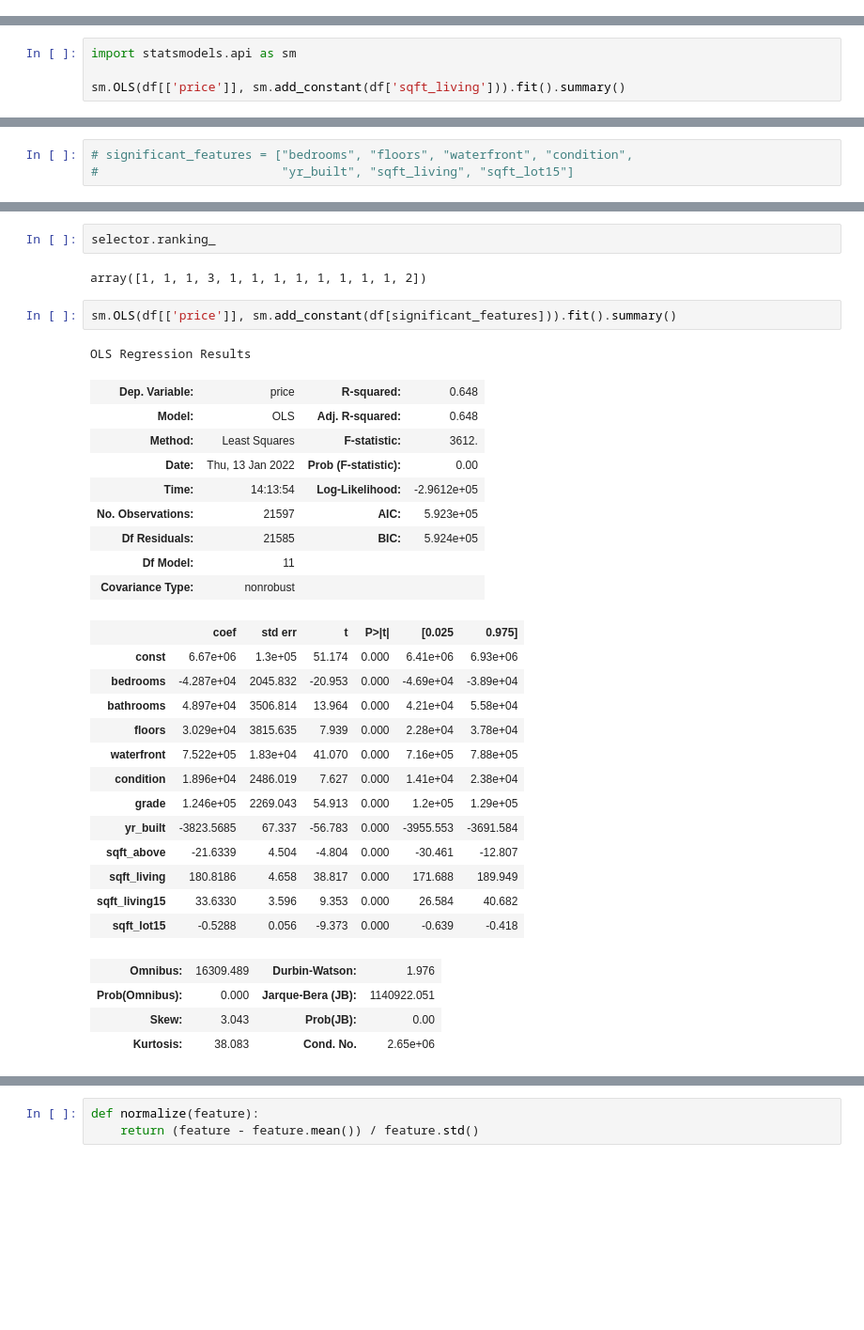
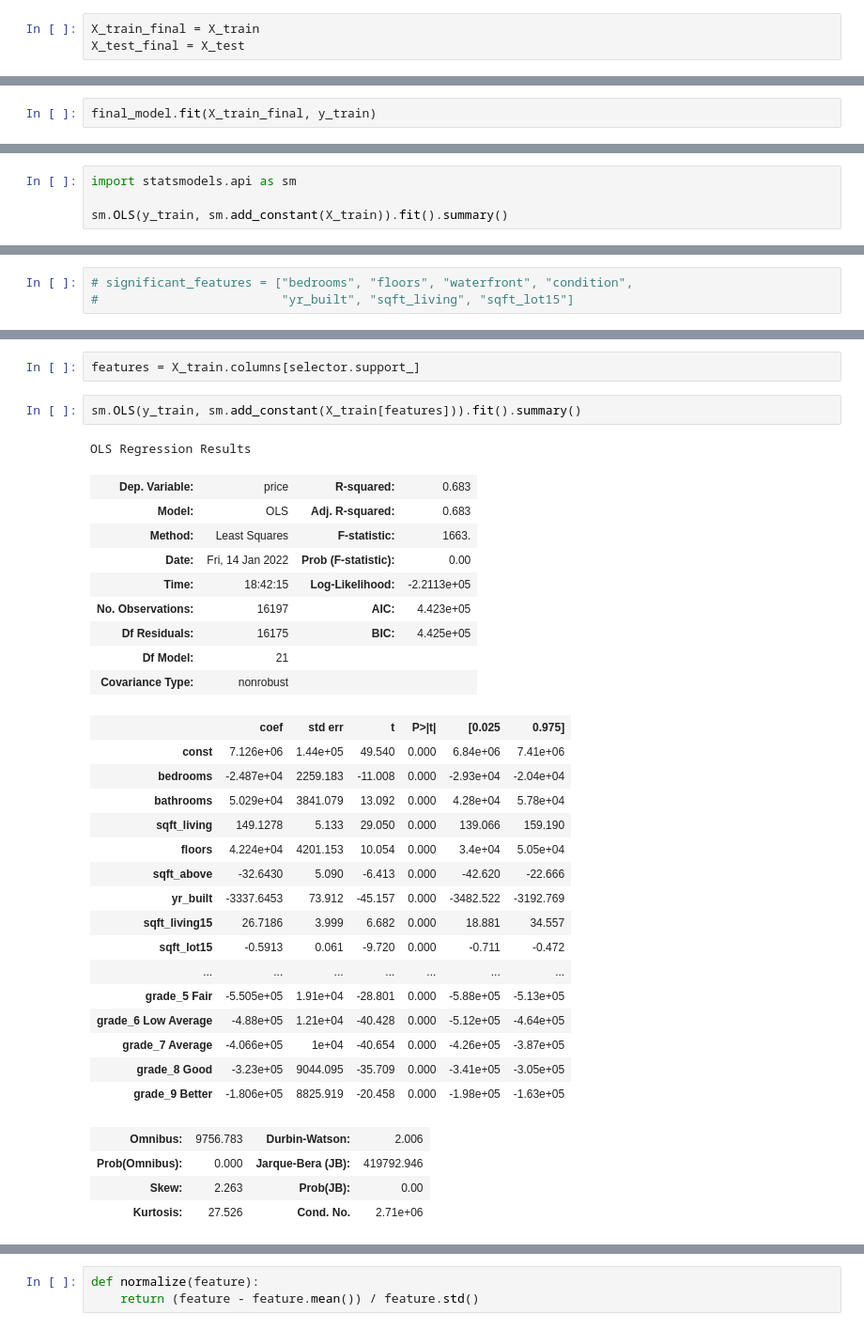
Before and after one commit to bentoler22/Flatiron_Phase_2_Project, a Jupyter notebook: student.ipynb, the cells around one changed output, grey strips where cells are left out. Shown: that part at 94% size. Cells and saved outputs as stored; diff of their text form; blank space fills up the shorter version.

```diff
--- a/student.ipynb
+++ b/student.ipynb
@@ -164,0 +182,3 @@ y.hist(bins='auto')
+# %%
+X_train_final = X_train
+X_test_final = X_test
@@ -164,0 +187,2 @@ y.hist(bins='auto')
+# %%
+final_model.fit(X_train_final, y_train)
@@ -205,6 +283,6 @@ Validation score: 0.6731097985557474
 # %%
 import statsmodels.api as sm
 
-sm.OLS(df[['price']], sm.add_constant(df['sqft_living'])).fit().summary()
+sm.OLS(y_train, sm.add_constant(X_train)).fit().summary()
 # %% [output]
 OLS Regression Results
@@ -289,36 +383,37 @@ is_basement: True
-# %%
-selector.ranking_
-# %% [output]
-array([1, 1, 1, 3, 1, 1, 1, 1, 1, 1, 1, 1, 2])
+# %%
+features = X_train.columns[selector.support_]
 # %%
-sm.OLS(df[['price']], sm.add_constant(df[significant_features])).fit().summary()
+sm.OLS(y_train, sm.add_constant(X_train[features])).fit().summary()
 # %% [output]
 OLS Regression Results
-| Dep. Variable: | price | R-squared: | 0.648 |
-| Model: | OLS | Adj. R-squared: | 0.648 |
-| Method: | Least Squares | F-statistic: | 3612. |
-| Date: | Thu, 13 Jan 2022 | Prob (F-statistic): | 0.00 |
-| Time: | 14:13:54 | Log-Likelihood: | -2.9612e+05 |
-| No. Observations: | 21597 | AIC: | 5.923e+05 |
-| Df Residuals: | 21585 | BIC: | 5.924e+05 |
-| Df Model: | 11 |  |  |
+| Dep. Variable: | price | R-squared: | 0.683 |
+| Model: | OLS | Adj. R-squared: | 0.683 |
+| Method: | Least Squares | F-statistic: | 1663. |
+| Date: | Fri, 14 Jan 2022 | Prob (F-statistic): | 0.00 |
+| Time: | 18:42:15 | Log-Likelihood: | -2.2113e+05 |
+| No. Observations: | 16197 | AIC: | 4.423e+05 |
+| Df Residuals: | 16175 | BIC: | 4.425e+05 |
+| Df Model: | 21 |  |  |
 | Covariance Type: | nonrobust |  |  |
 |  | coef | std err | t | P>|t| | [0.025 | 0.975] |
-| const | 6.67e+06 | 1.3e+05 | 51.174 | 0.000 | 6.41e+06 | 6.93e+06 |
-| bedrooms | -4.287e+04 | 2045.832 | -20.953 | 0.000 | -4.69e+04 | -3.89e+04 |
-| bathrooms | 4.897e+04 | 3506.814 | 13.964 | 0.000 | 4.21e+04 | 5.58e+04 |
-| floors | 3.029e+04 | 3815.635 | 7.939 | 0.000 | 2.28e+04 | 3.78e+04 |
-| waterfront | 7.522e+05 | 1.83e+04 | 41.070 | 0.000 | 7.16e+05 | 7.88e+05 |
-| condition | 1.896e+04 | 2486.019 | 7.627 | 0.000 | 1.41e+04 | 2.38e+04 |
-| grade | 1.246e+05 | 2269.043 | 54.913 | 0.000 | 1.2e+05 | 1.29e+05 |
-| yr_built | -3823.5685 | 67.337 | -56.783 | 0.000 | -3955.553 | -3691.584 |
-| sqft_above | -21.6339 | 4.504 | -4.804 | 0.000 | -30.461 | -12.807 |
-| sqft_living | 180.8186 | 4.658 | 38.817 | 0.000 | 171.688 | 189.949 |
-| sqft_living15 | 33.6330 | 3.596 | 9.353 | 0.000 | 26.584 | 40.682 |
-| sqft_lot15 | -0.5288 | 0.056 | -9.373 | 0.000 | -0.639 | -0.418 |
+| const | 7.126e+06 | 1.44e+05 | 49.540 | 0.000 | 6.84e+06 | 7.41e+06 |
+| bedrooms | -2.487e+04 | 2259.183 | -11.008 | 0.000 | -2.93e+04 | -2.04e+04 |
+| bathrooms | 5.029e+04 | 3841.079 | 13.092 | 0.000 | 4.28e+04 | 5.78e+04 |
+| sqft_living | 149.1278 | 5.133 | 29.050 | 0.000 | 139.066 | 159.190 |
+| floors | 4.224e+04 | 4201.153 | 10.054 | 0.000 | 3.4e+04 | 5.05e+04 |
+| sqft_above | -32.6430 | 5.090 | -6.413 | 0.000 | -42.620 | -22.666 |
+| yr_built | -3337.6453 | 73.912 | -45.157 | 0.000 | -3482.522 | -3192.769 |
+| sqft_living15 | 26.7186 | 3.999 | 6.682 | 0.000 | 18.881 | 34.557 |
+| sqft_lot15 | -0.5913 | 0.061 | -9.720 | 0.000 | -0.711 | -0.472 |
+| ... | ... | ... | ... | ... | ... | ... |
+| grade_5 Fair | -5.505e+05 | 1.91e+04 | -28.801 | 0.000 | -5.88e+05 | -5.13e+05 |
+| grade_6 Low Average | -4.88e+05 | 1.21e+04 | -40.428 | 0.000 | -5.12e+05 | -4.64e+05 |
+| grade_7 Average | -4.066e+05 | 1e+04 | -40.654 | 0.000 | -4.26e+05 | -3.87e+05 |
+| grade_8 Good | -3.23e+05 | 9044.095 | -35.709 | 0.000 | -3.41e+05 | -3.05e+05 |
+| grade_9 Better | -1.806e+05 | 8825.919 | -20.458 | 0.000 | -1.98e+05 | -1.63e+05 |
-| Omnibus: | 16309.489 | Durbin-Watson: | 1.976 |
-| Prob(Omnibus): | 0.000 | Jarque-Bera (JB): | 1140922.051 |
-| Skew: | 3.043 | Prob(JB): | 0.00 |
-| Kurtosis: | 38.083 | Cond. No. | 2.65e+06 |
+| Omnibus: | 9756.783 | Durbin-Watson: | 2.006 |
+| Prob(Omnibus): | 0.000 | Jarque-Bera (JB): | 419792.946 |
+| Skew: | 2.263 | Prob(JB): | 0.00 |
+| Kurtosis: | 27.526 | Cond. No. | 2.71e+06 |
 Notes:
 [1] Standard Errors assume that the covariance matrix of the errors is correctly specified.
```
Also changed, not shown: parts of 85 cells of this notebook, 1 other file.
